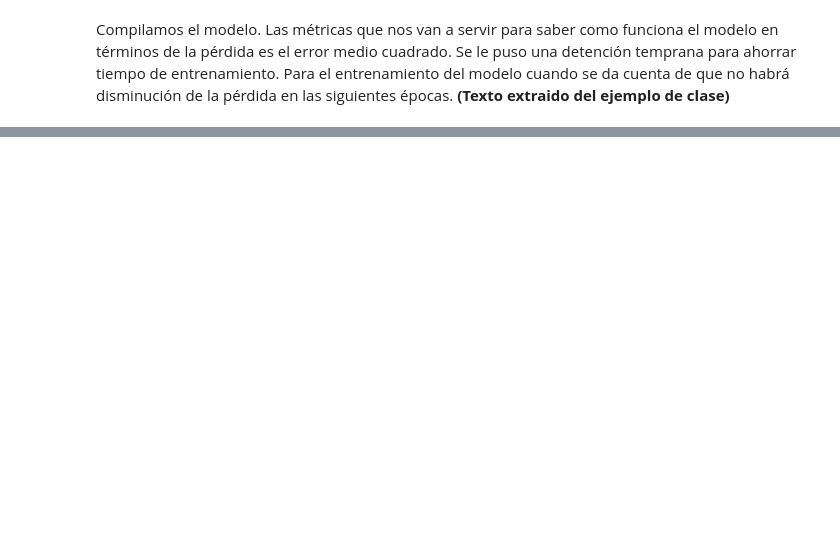
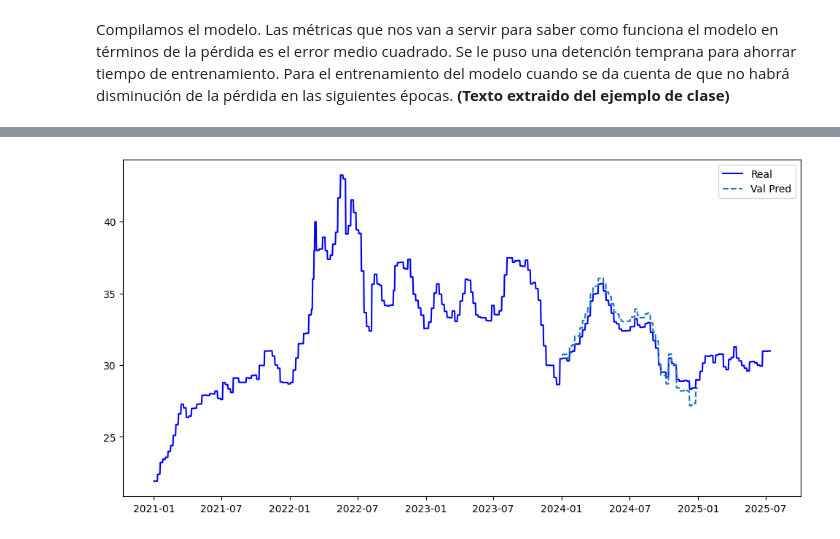
Before and after one commit to chuy-zip/LAB2_DS, a Jupyter notebook: preciosLSTM.ipynb, the cells around one changed output, grey strips where cells are left out. Cells and saved outputs as stored; diff of their text form; code cells hidden in the pictures; blank space fills up the shorter version.

```diff
--- a/preciosLSTM.ipynb
+++ b/preciosLSTM.ipynb
@@ -490,0 +399,13 @@ Pérdida en Prueba
+# %%
+def predecir_lstm(data, modelo, scaler):
+    predicciones = []
+    for X in data:
+        X = np.reshape(X, (1, 1, 1))  # Asegurar forma (1, 1, 1)
+        yhat = modelo.predict(X, verbose=0)  # Predicción
+        yhat = scaler.inverse_transform(yhat)  # Revertir escalado
+        predicciones.append(yhat[0][0])
+    return np.array(predicciones)
+
+# Predicciones
+prediccion_val = predecir_lstm(x_val, modelo1, scaler)
+prediccion_test = predecir_lstm(x_test, modelo1, scaler)
@@ -490,0 +429,5 @@ Pérdida en Prueba
+# %%
+print(validation.shape, x_val.shape, y_val.shape)
+# Convierte el índice a columna temporalmente
+ts_reset = ts_reset.reset_index()
+print(ts_reset.columns)  # Lista todas las columnas disponibles
@@ -490,0 +457,17 @@ Pérdida en Prueba
+# %%
+# 1. Asegurar que validation tenga el mismo tamaño que x_val
+validation = validation.iloc[:len(x_val)]
+
+# 2. Crear DataFrame con índices alineados
+df_val_pred = pd.DataFrame(prediccion_val,
+                          index=validation.index,
+                          columns=['Predicción_Val'])
+
+# 3. Graficar (ahora con tamaños compatibles)
+plt.figure(figsize=(12, 6))
+plt.plot(ts_reset['FECHA'], ts_reset['Superior'], label='Real', color='blue')
+plt.plot(df_val_pred.index, df_val_pred['Predicción_Val'], label='Val Pred', linestyle='--')
+plt.legend()
+plt.show()
+# %% [output]
+[figure, added]
```
Also changed, not shown: parts of 14 cells of this notebook.
